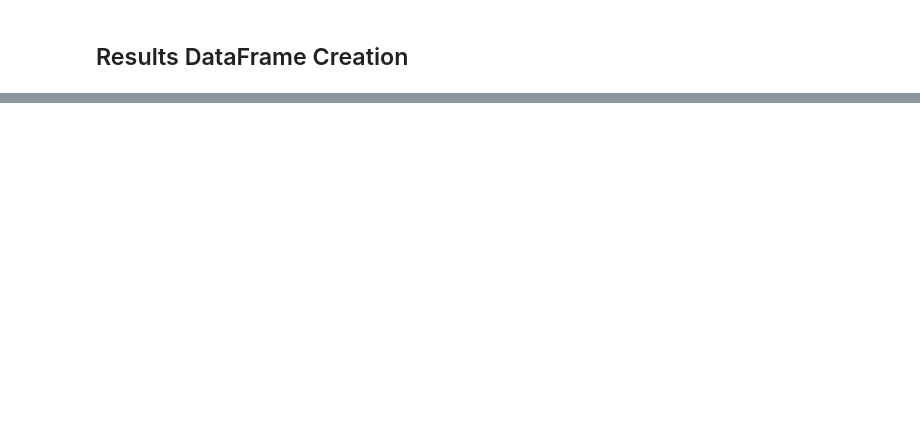
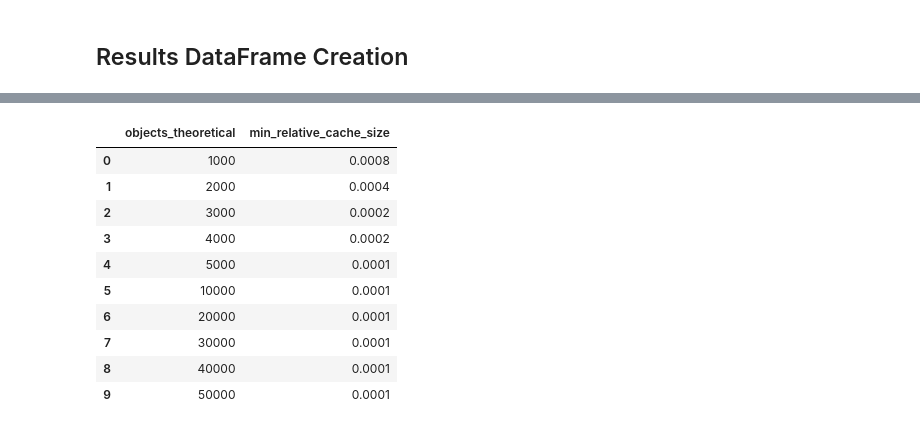
Before and after one commit to laustam/cache-eviction-thesis, a Jupyter notebook: code/scripts/data_processing.ipynb, the cells around one changed output, grey strips where cells are left out. Saved outputs shown, nothing was run; the diff lists cells and outputs as text; code cells hidden in the pictures; blank space fills up the shorter version.

```diff
--- a/code/scripts/data_processing.ipynb
+++ b/code/scripts/data_processing.ipynb
@@ -141,0 +194,16 @@ Relative cache sizes: [0.0, 5e-05, 6e-05, 7e-05, 8e-05, 9e-05, 0.0001, 0.0002, 0
+# %%
+min_relative_cache_df = results_df.groupby('objects_theoretical')['cache_size_relative_rounded'].min().reset_index()
+min_relative_cache_df.columns = ['objects_theoretical', 'min_relative_cache_size']
+display(min_relative_cache_df)
+# %% [output]
+|  | objects_theoretical | min_relative_cache_size |
+| 0 | 1000 | 0.0008 |
+| 1 | 2000 | 0.0004 |
+| 2 | 3000 | 0.0002 |
+| 3 | 4000 | 0.0002 |
+| 4 | 5000 | 0.0001 |
+| 5 | 10000 | 0.0001 |
+| 6 | 20000 | 0.0001 |
+| 7 | 30000 | 0.0001 |
+| 8 | 40000 | 0.0001 |
+| 9 | 50000 | 0.0001 |
```
Also changed, not shown: parts of 5 cells of this notebook.
